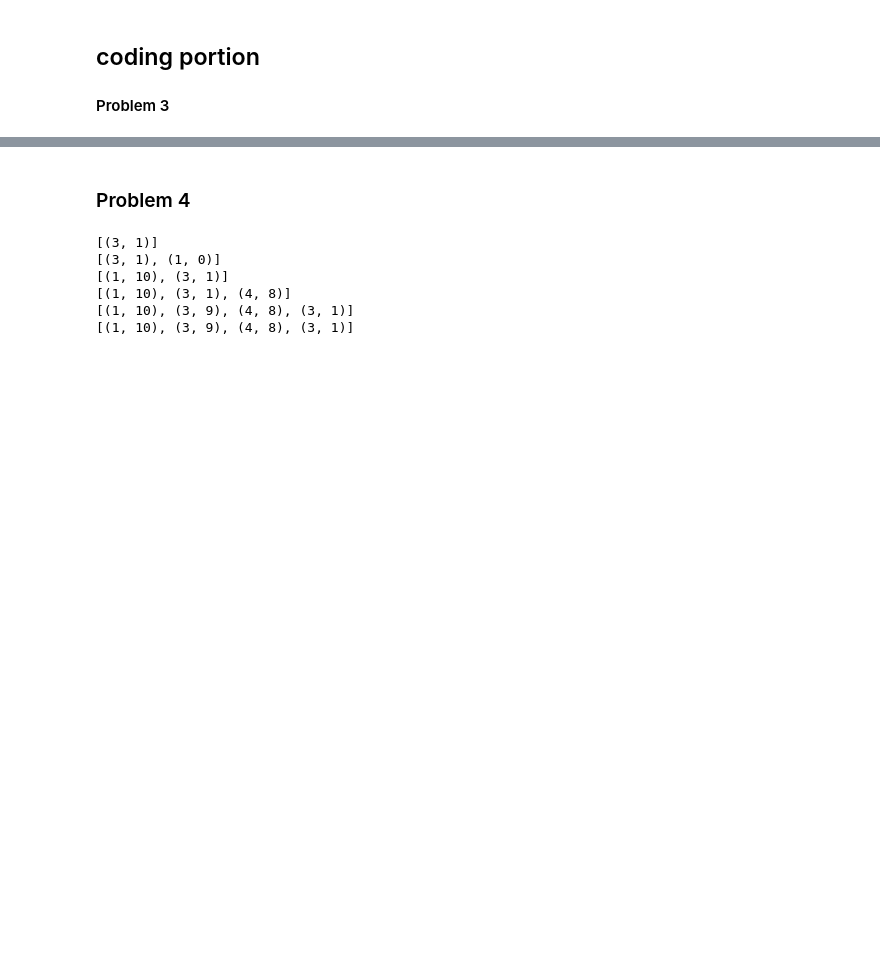
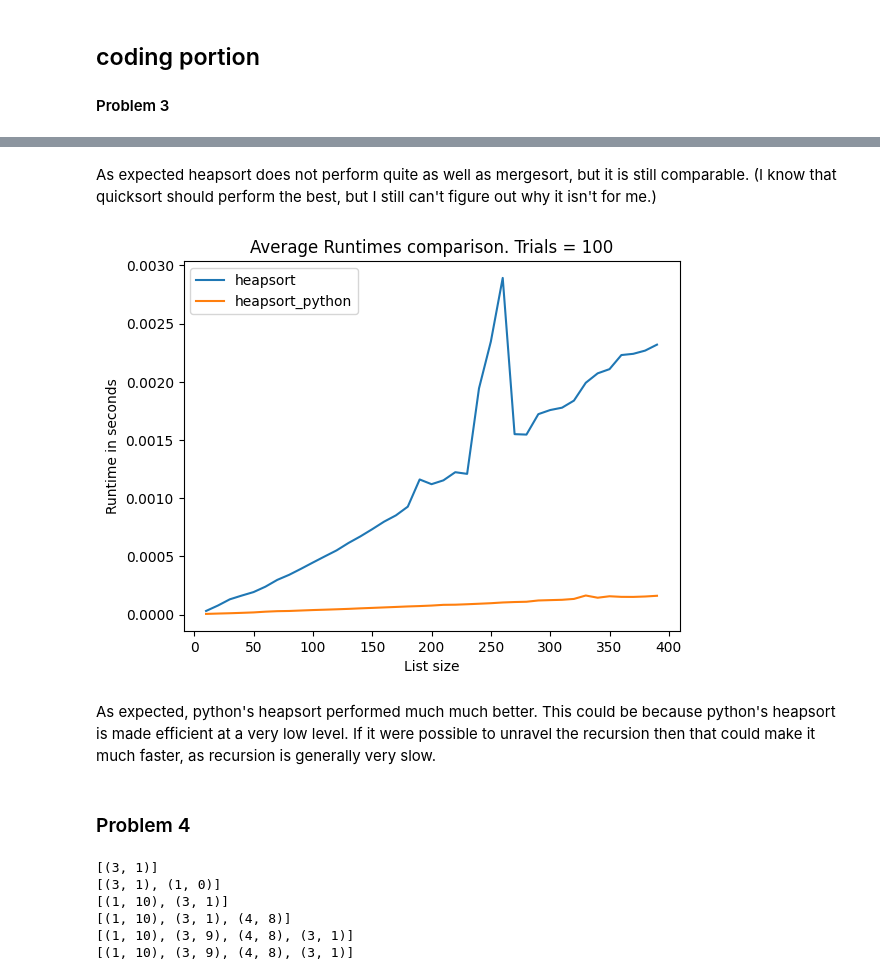
Before and after one commit to ColeDixon78/Algorithms, a Jupyter notebook: Assignment 4/hw4.ipynb, the cells around one changed output, grey strips where cells are left out. Drawn from its saved outputs; the diff is of its cells as text; code cells hidden in the pictures; blank space fills up the shorter version.

```diff
--- a/Assignment 4/hw4.ipynb
+++ b/Assignment 4/hw4.ipynb
@@ -92,6 +126,10 @@ def heapsort(A):
         A[0] , A[len(A)-1-i] = A[len(A)-1-i], A[0]
         max_heapify(A,heap_size=len(A)-1-i)
     return A
+
+def heapsort_python(A):
+    heapq.heapify(A)
+    return [heapq.heappop(A) for i in range(len(A))]
 # %%
 # helper functions
 
@@ -258,3 +296,11 @@ compare_worst(heapsort,mergesort,quicksort)
+# %% [markdown]
+As expected heapsort does not perform quite as well as mergesort, but it is still comparable. (I know that quicksort should perform the best, but I still can't figure out why it isn't for me.)
+# %%
+compare_average(heapsort,heapsort_python)
+# %% [output]
+[figure, added]
+# %% [markdown]
+As expected, python's heapsort performed much much better. This could be because python's heapsort is made efficient at a very low level. If it were possible to unravel the recursion then that could make it much faster, as recursion is generally very slow.
 # %% [markdown]
 ### Problem 4
 # %%
```
Also changed, not shown: parts of 20 cells of this notebook.
